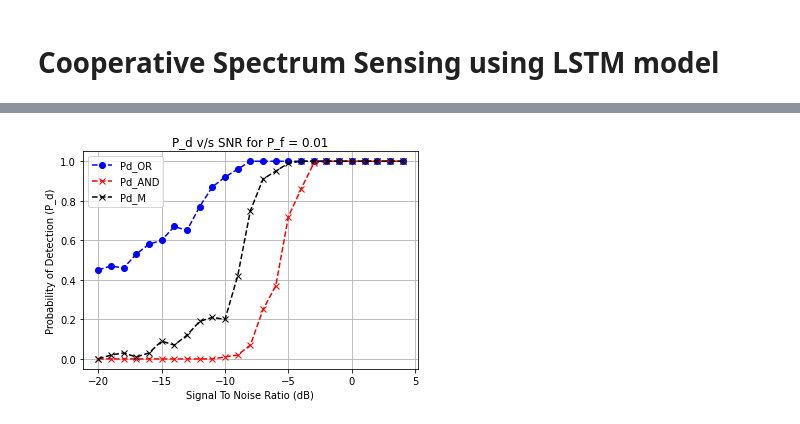
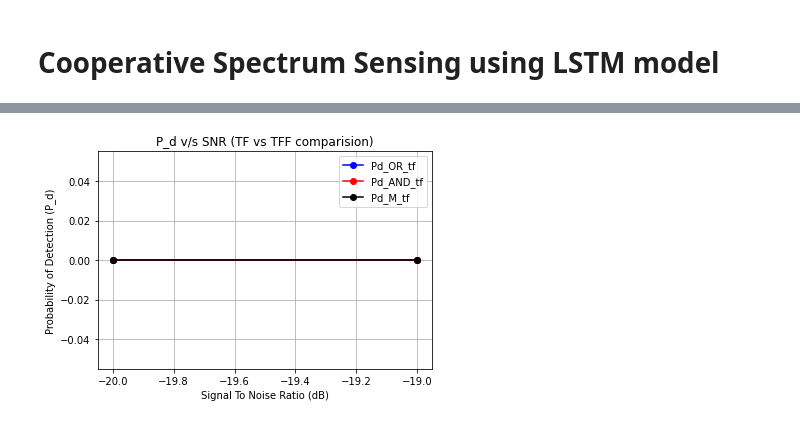
Before and after one commit to arpitvaghela/DSA_FL, a Jupyter notebook: Copy_of_FL_test.ipynb, the cells around one changed output, grey strips where cells are left out. Drawn from its saved outputs; the diff is of its cells as text; code cells hidden in the pictures.

```diff
--- a/Copy_of_FL_test.ipynb
+++ b/Copy_of_FL_test.ipynb
@@ -598,7 +591,7 @@ L = 100      # sample size
 N = 100     # number of simulations
 nodes = 5     # number of Sec Users
 
-SNR_db =  np.arange(-20,5)    # snr range in dB
+SNR_db =  np.arange(-20,-18)    # snr range in dB
 # SNR_lin = 10**(SNR_db/10)     # snr - linear
 
 # Remove this part to include the ML model
@@ -610,10 +603,11 @@ Threshold = (qfuncinv(Pf)/math.sqrt(L)) + 1
 #  Simulation for Pd
 
 # prediction based on lstm model
-def detection(energy_stat,energy_stat_pre) -> bool:
-  det_tff = tff_model.predict([[[energy_stat],[energy_stat_pre]]]).reshape((-1))[0] >= 0.5
-  det_tf = model.predict([[[energy_stat],[energy_stat_pre]]]).reshape((-1))[0] >= 0.5
-  return det_tf,det_tff
+def detection_tf(energy_stat,energy_stat_pre) -> bool:
+  return model.predict([[[energy_stat],[energy_stat_pre]]]).reshape((-1))[0] >= 0.5
+
+def detection_tff(energy_stat,energy_stat_pre) -> bool:
+  return tff_model.predict([[[energy_stat],[energy_stat_pre]]]).reshape((-1))[0] >= 0.5
 # OR_based fusion
 def detect_func_OR(arr)-> np.ndarray:
   return np.sum(arr) > 0
@@ -627,19 +621,24 @@ def detect_func_M(arr:List[bool])-> np.ndarray:
   return np.count_nonzero(arr)/len(arr) >= 0.5
 
 
-Pd_OR = np.array([])
-Pd_AND = np.array([])
-Pd_M = np.array([])
+Pd_OR_tf = np.array([])
+Pd_AND_tf = np.array([])
+Pd_M_tf = np.array([])
 
-Pd_OR = np.array([])
-Pd_AND = np.array([])
-Pd_M = np.array([])
+Pd_OR_tff = np.array([])
+Pd_AND_tff = np.array([])
+Pd_M_tff = np.array([])
 
 for snr_db in SNR_db:
 
-  detect_OR = 0
-  detect_AND = 0
-  detect_M = 0
+  detect_OR_tf = 0
+  detect_AND_tf = 0
+  detect_M_tf = 0
+
+  detect_OR_tff = 0
+  detect_AND_tff = 0
+  detect_M_tff = 0
+
 
   print("At snr :",snr_db)
 
@@ -656,31 +655,46 @@ for snr_db in SNR_db:
     if not Energy_stat_pre.any():
       Energy_stat_pre = Energy_stat
 
-    det_tf,det_tff = [detection(Energy_stat[x],Energy_stat_pre[x]) for x in range(nodes)]
+    det_tf = [detection_tf(Energy_stat[x],Energy_stat_pre[x]) for x in range(nodes)]
+    #det_tff = [detection_tff(Energy_stat[x],Energy_stat_pre[x]) for x in range(nodes)]
 
     Energy_stat_pre = Energy_stat
     #print(detect)
 
-    if detect_func_AND(detect):
-      detect_AND += 1
+    if detect_func_AND(det_tf):
+      detect_AND_tf += 1
 
-    if detect_func_OR(detect):
-      detect_OR += 1
+    # if detect_func_AND(det_tff):
+    #   detect_AND_tff += 1
 
-    if detect_func_M(detect):
-      detect_M += 1
+    if detect_func_OR(det_tf):
+      detect_OR_tf += 1
 
-  Pd_OR = np.append(Pd_OR,detect_OR/N)
-  Pd_AND = np.append(Pd_AND,detect_AND/N)
-  Pd_M = np.append(Pd_M,detect_M/N)
+    # if detect_func_OR(det_tff):
+    #   detect_OR_tff += 1
+
+    if detect_func_M(det_tf):
+      detect_M_tf += 1
+
+    # if detect_func_M(det_tff):
+    #   detect_M_tff += 1
+
+  Pd_OR_tf = np.append(Pd_OR_tf,detect_OR_tf/N)
+  Pd_AND_tf = np.append(Pd_AND_tf,detect_AND_tf/N)
+  Pd_M_tf = np.append(Pd_M_tf,detect_M_tf/N)
+
+  #Pd_OR_tff = np.append(Pd_OR_tff,detect_OR_tff/N)
+  #Pd_AND_tff = np.append(Pd_AND_tff,detect_AND_tff/N)
+  #Pd_M_tff = np.append(Pd_M_tff,detect_M_tff/N)
 
 #plot
-plt.plot(SNR_db,Pd_OR,'bo--',SNR_db,Pd_AND,'rx--',SNR_db,Pd_M,'kx--')
+plt.plot(SNR_db,Pd_OR_tf,'bo-',SNR_db,Pd_AND_tf,'ro-',SNR_db,Pd_M_tf,'ko-')
 # plot properties
 plt.xlabel("Signal To Noise Ratio (dB)")
 plt.ylabel("Probability of Detection (P_d)")
-plt.title("P_d v/s SNR")
-plt.legend(["Pd_OR","Pd_AND","Pd_M"])
+plt.title("P_d v/s SNR (TF vs TFF comparision)")
+#,"Pd_OR_tff","Pd_AND_tff","Pd_M_tff"
+plt.legend(["Pd_OR_tf","Pd_AND_tf","Pd_M_tf"])
 plt.grid()
 plt.show()
 # %% [output]
@@ -704,4 +703,4 @@ At snr : 4
-[figure, old version]
+[figure, new version]
 # %%
 N = 100
 SNR_db = np.arange(-20,5,2)
```
Also changed, not shown: parts of 12 cells of this notebook.
